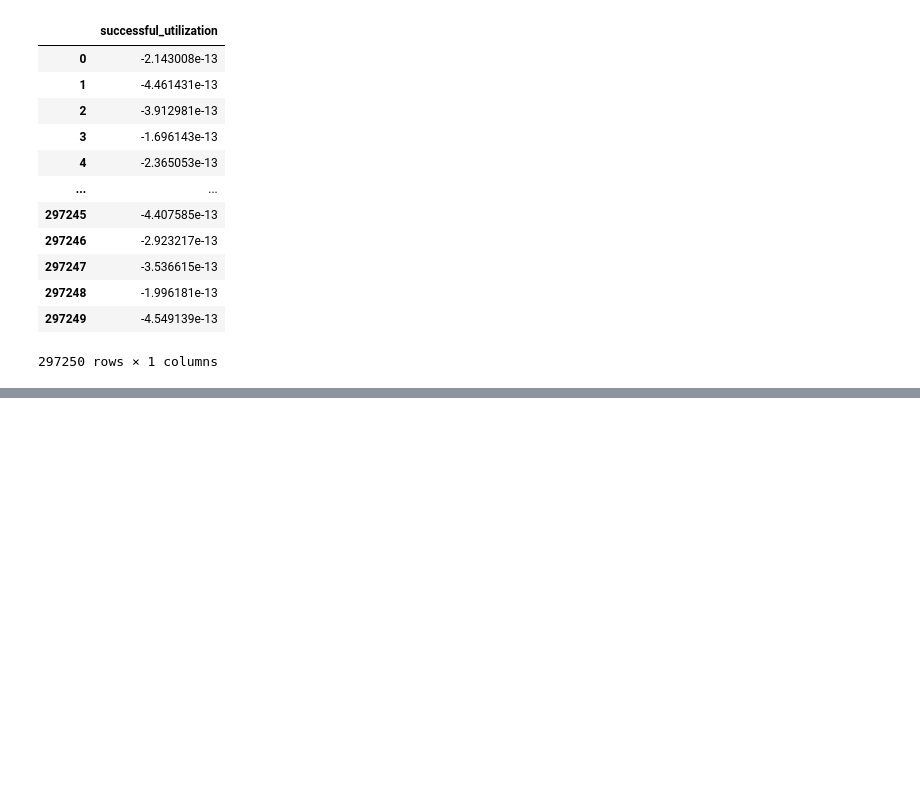
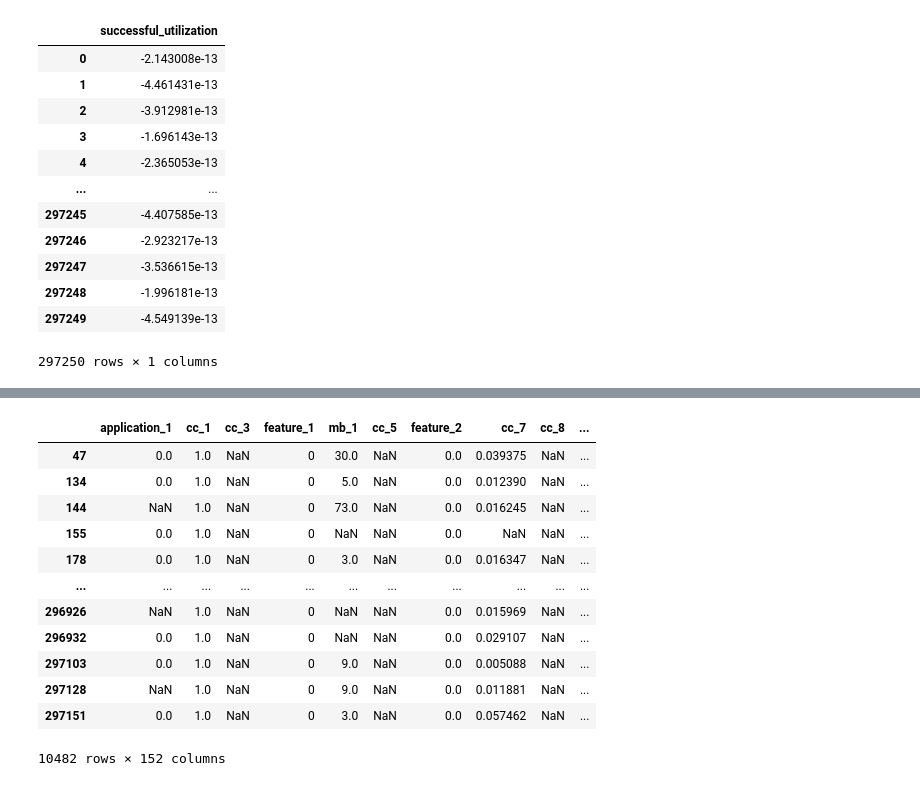
Before and after one commit to ssd2008/II, a Jupyter notebook: osnova.ipynb, the cells around one changed output, grey strips where cells are left out. Drawn from its saved outputs; the diff is of its cells as text; code cells hidden in the pictures; blank space fills up the shorter version.

```diff
--- a/osnova.ipynb
+++ b/osnova.ipynb
@@ -554,0 +424,16 @@ CsvUplift
+# %%
+df[df['cc_4_OrdinalEncoder'].isna()]
+# %% [output]
+|  | application_1 | cc_1 | cc_3 | feature_1 | mb_1 | cc_5 | feature_2 | cc_7 | cc_8 | ... |
+| 47 | 0.0 | 1.0 | NaN | 0 | 30.0 | NaN | 0.0 | 0.039375 | NaN | ... |
+| 134 | 0.0 | 1.0 | NaN | 0 | 5.0 | NaN | 0.0 | 0.012390 | NaN | ... |
+| 144 | NaN | 1.0 | NaN | 0 | 73.0 | NaN | 0.0 | 0.016245 | NaN | ... |
+| 155 | 0.0 | 1.0 | NaN | 0 | NaN | NaN | 0.0 | NaN | NaN | ... |
+| 178 | 0.0 | 1.0 | NaN | 0 | 3.0 | NaN | 0.0 | 0.016347 | NaN | ... |
+| ... | ... | ... | ... | ... | ... | ... | ... | ... | ... | ... |
+| 296926 | NaN | 1.0 | NaN | 0 | NaN | NaN | 0.0 | 0.015969 | NaN | ... |
+| 296932 | 0.0 | 1.0 | NaN | 0 | NaN | NaN | 0.0 | 0.029107 | NaN | ... |
+| 297103 | 0.0 | 1.0 | NaN | 0 | 9.0 | NaN | 0.0 | 0.005088 | NaN | ... |
+| 297128 | NaN | 1.0 | NaN | 0 | 9.0 | NaN | 0.0 | 0.011881 | NaN | ... |
+| 297151 | 0.0 | 1.0 | NaN | 0 | 3.0 | NaN | 0.0 | 0.057462 | NaN | ... |
+10482 rows × 152 columns
```
Also changed, not shown: parts of 51 cells of this notebook.
